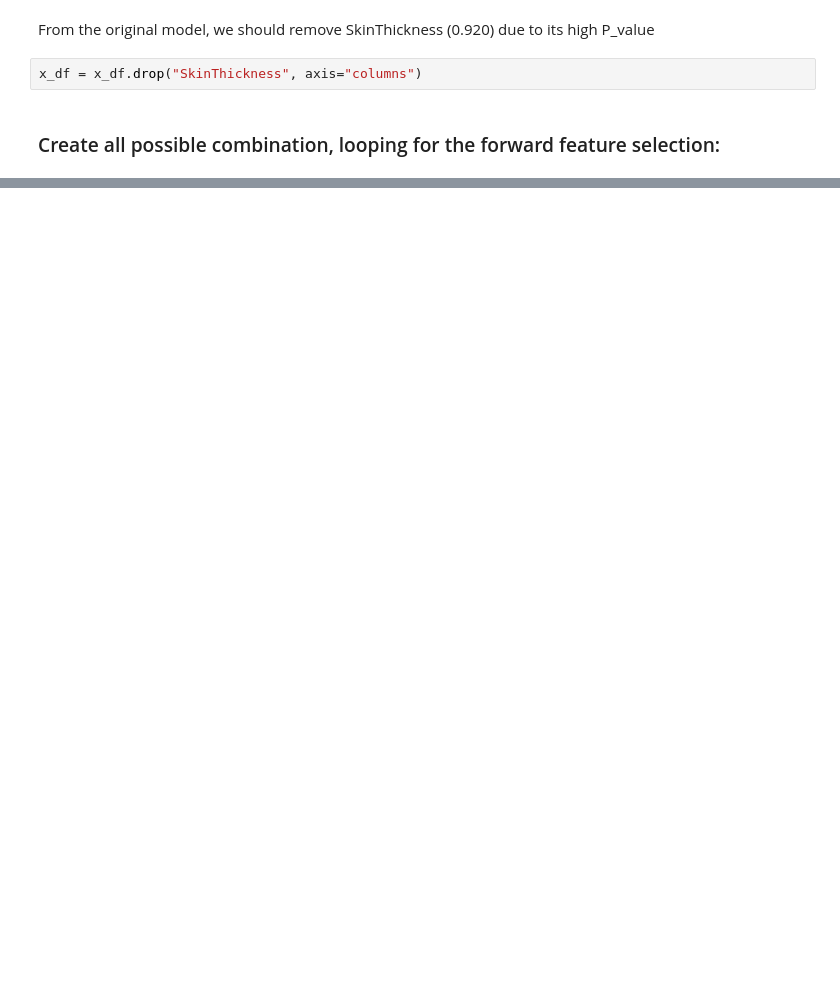
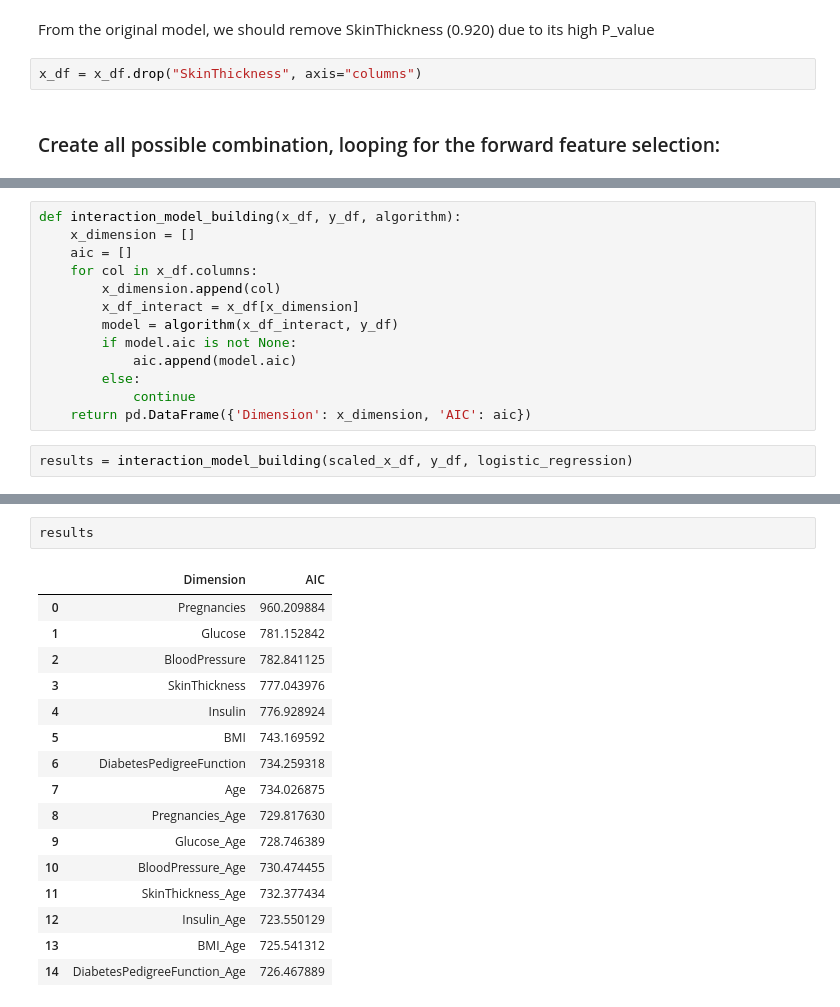
Before and after one commit to Bathurst7/stats_model_1, a Jupyter notebook: code_py/final_model1.ipynb, the cells around one changed output, grey strips where cells are left out. Drawn from its saved outputs; the diff is of its cells as text; blank space fills up the shorter version.

```diff
--- a/code_py/final_model1.ipynb
+++ b/code_py/final_model1.ipynb
@@ -721,0 +647,15 @@ combo_Glucose_Age                              0.3848      0.210      1.834
+# %%
+def interaction_model_building(x_df, y_df, algorithm):
+    x_dimension = []
+    aic = []
+    for col in x_df.columns:
+        x_dimension.append(col)
+        x_df_interact = x_df[x_dimension]
+        model = algorithm(x_df_interact, y_df)
+        if model.aic is not None:
+            aic.append(model.aic)
+        else:
+            continue
+    return pd.DataFrame({'Dimension': x_dimension, 'AIC': aic})
+# %%
+results = interaction_model_building(scaled_x_df, y_df, logistic_regression)
@@ -721,0 +680,19 @@ combo_Glucose_Age                              0.3848      0.210      1.834
+# %%
+results
+# %% [output]
+|  | Dimension | AIC |
+| 0 | Pregnancies | 960.209884 |
+| 1 | Glucose | 781.152842 |
+| 2 | BloodPressure | 782.841125 |
+| 3 | SkinThickness | 777.043976 |
+| 4 | Insulin | 776.928924 |
+| 5 | BMI | 743.169592 |
+| 6 | DiabetesPedigreeFunction | 734.259318 |
+| 7 | Age | 734.026875 |
+| 8 | Pregnancies_Age | 729.817630 |
+| 9 | Glucose_Age | 728.746389 |
+| 10 | BloodPressure_Age | 730.474455 |
+| 11 | SkinThickness_Age | 732.377434 |
+| 12 | Insulin_Age | 723.550129 |
+| 13 | BMI_Age | 725.541312 |
+| 14 | DiabetesPedigreeFunction_Age | 726.467889 |
```
Also changed, not shown: parts of 25 cells of this notebook.
